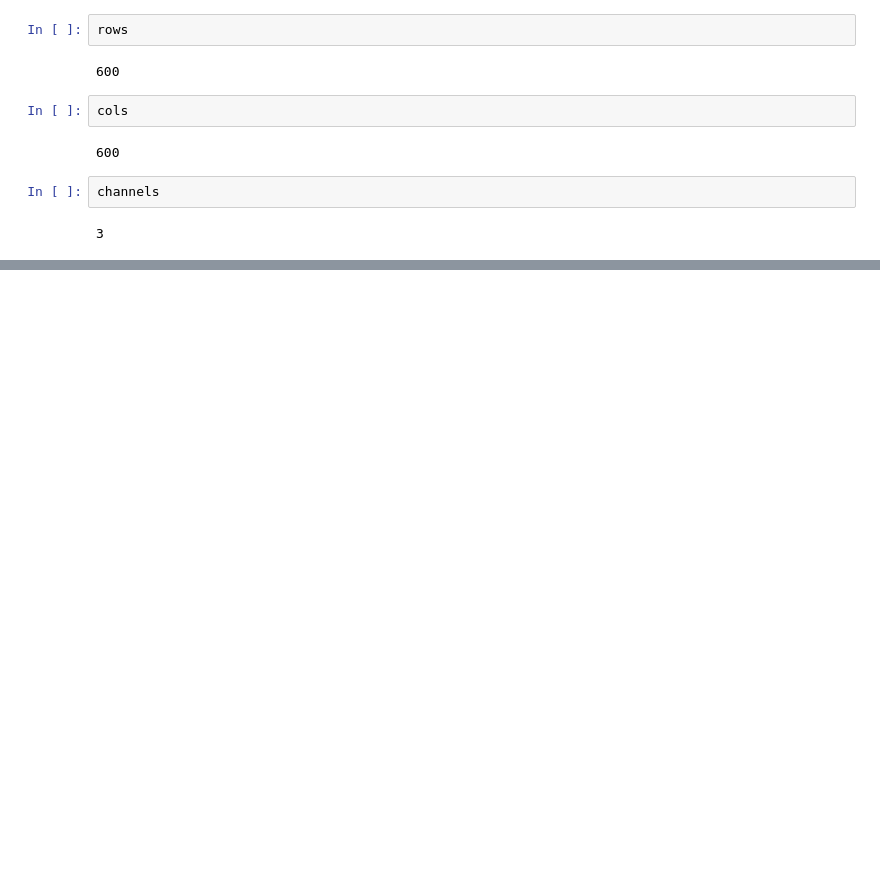
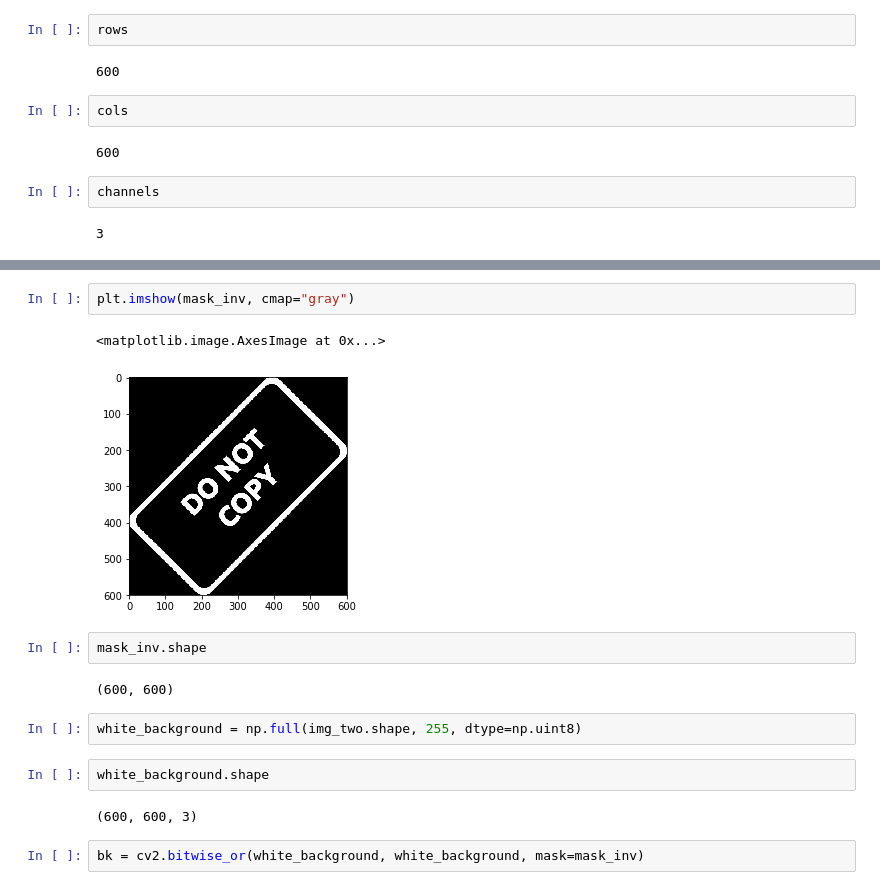
Before and after one commit to JeffLabonte/Computer_Vision_Course_Example, a Jupyter notebook: blending_pasting_images.ipynb, the cells around one changed output, grey strips where cells are left out. Drawn from its saved outputs; the diff is of its cells as text; blank space fills up the shorter version.

```diff
--- a/blending_pasting_images.ipynb
+++ b/blending_pasting_images.ipynb
@@ -129,0 +146,17 @@ channels
+# %%
+plt.imshow(mask_inv, cmap="gray")
+# %% [output]
+<matplotlib.image.AxesImage at 0x...>
+[figure, added]
+# %%
+mask_inv.shape
+# %% [output]
+(600, 600)
+# %%
+white_background = np.full(img_two.shape, 255, dtype=np.uint8)
+# %%
+white_background.shape
+# %% [output]
+(600, 600, 3)
+# %%
+bk = cv2.bitwise_or(white_background, white_background, mask=mask_inv)
```
Also changed, not shown: parts of 17 cells of this notebook.
